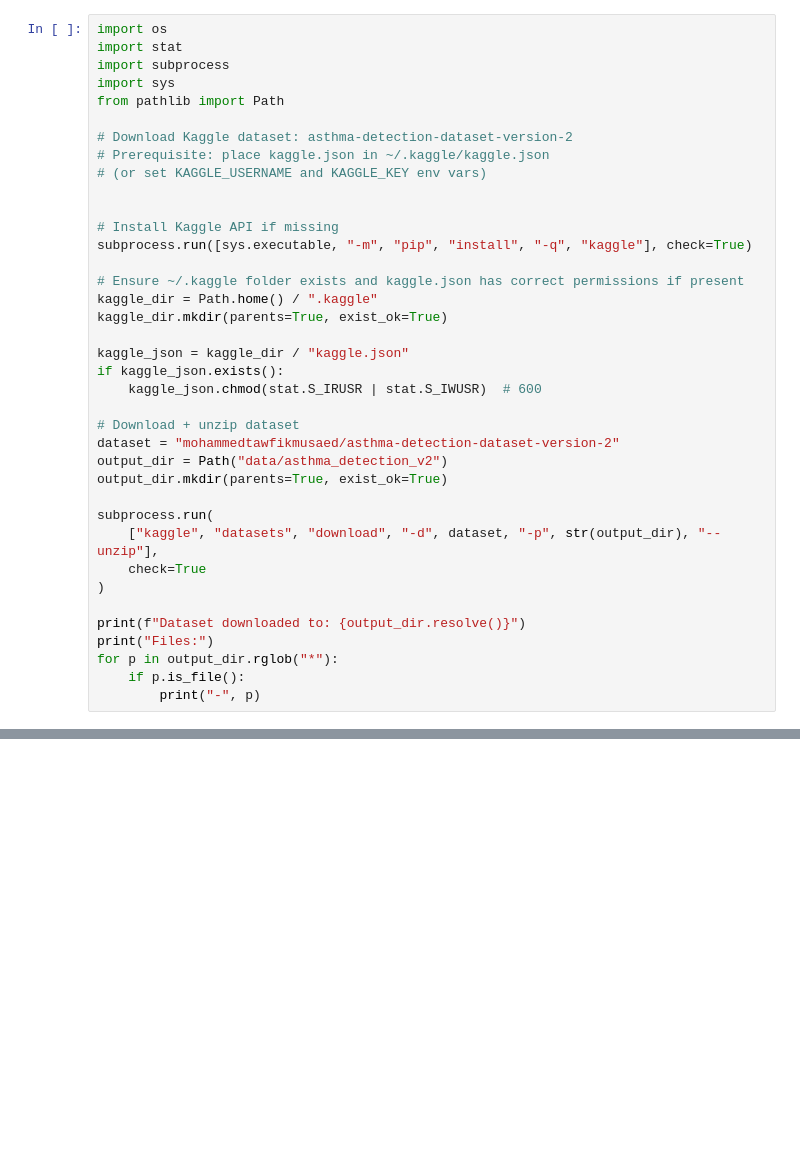
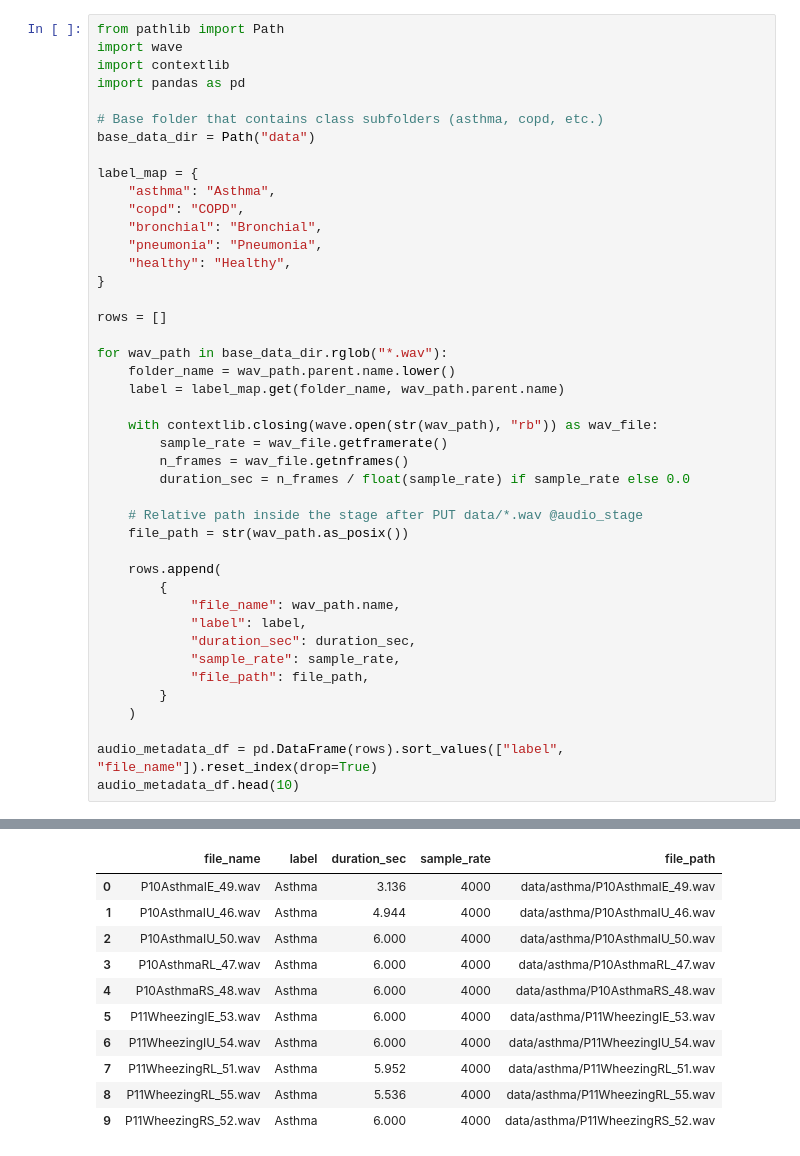
Before and after one commit to YRR0/Hackathon_Equipe32_Tessan, a Jupyter notebook: start.ipynb, the cells around one changed output, grey strips where cells are left out. Drawn from its saved outputs; the diff is of its cells as text; blank space fills up the shorter version.

```diff
--- a/start.ipynb
+++ b/start.ipynb
@@ -1,39 +1,44 @@
 # %%
-import os
-import stat
-import subprocess
-import sys
 from pathlib import Path
+import wave
+import contextlib
+import pandas as pd
 
-# Download Kaggle dataset: asthma-detection-dataset-version-2
-# Prerequisite: place kaggle.json in ~/.kaggle/kaggle.json
-# (or set KAGGLE_USERNAME and KAGGLE_KEY env vars)
+# Base folder that contains class subfolders (asthma, copd, etc.)
+base_data_dir = Path("data")
 
+label_map = {
+    "asthma": "Asthma",
+    "copd": "COPD",
+    "bronchial": "Bronchial",
+    "pneumonia": "Pneumonia",
+    "healthy": "Healthy",
+}
 
-# Install Kaggle API if missing
-subprocess.run([sys.executable, "-m", "pip", "install", "-q", "kaggle"], check=True)
+rows = []
 
-# Ensure ~/.kaggle folder exists and kaggle.json has correct permissions if present
-kaggle_dir = Path.home() / ".kaggle"
-kaggle_dir.mkdir(parents=True, exist_ok=True)
+for wav_path in base_data_dir.rglob("*.wav"):
+    folder_name = wav_path.parent.name.lower()
+    label = label_map.get(folder_name, wav_path.parent.name)
 
-kaggle_json = kaggle_dir / "kaggle.json"
-if kaggle_json.exists():
-    kaggle_json.chmod(stat.S_IRUSR | stat.S_IWUSR)  # 600
+    with contextlib.closing(wave.open(str(wav_path), "rb")) as wav_file:
+        sample_rate = wav_file.getframerate()
+        n_frames = wav_file.getnframes()
+        duration_sec = n_frames / float(sample_rate) if sample_rate else 0.0
 
-# Download + unzip dataset
-dataset = "mohammedtawfikmusaed/asthma-detection-dataset-version-2"
-output_dir = Path("data/asthma_detection_v2")
-output_dir.mkdir(parents=True, exist_ok=True)
+    # Relative path inside the stage after PUT data/*.wav @audio_stage
+    file_path = str(wav_path.as_posix())
 
-subprocess.run(
-    ["kaggle", "datasets", "download", "-d", dataset, "-p", str(output_dir), "--unzip"],
-    check=True
-)
+    rows.append(
+        {
+            "file_name": wav_path.name,
+            "label": label,
+            "duration_sec": duration_sec,
+            "sample_rate": sample_rate,
+            "file_path": file_path,
+        }
+    )
 
-print(f"Dataset downloaded to: {output_dir.resolve()}")
-print("Files:")
-for p in output_dir.rglob("*"):
-    if p.is_file():
-        print("-", p)
+audio_metadata_df = pd.DataFrame(rows).sort_values(["label", "file_name"]).reset_index(drop=True)
+audio_metadata_df.head(10)
 # %% [output]
@@ -56,0 +45,11 @@ Files:
+|  | file_name | label | duration_sec | sample_rate | file_path |
+| 0 | P10AsthmaIE_49.wav | Asthma | 3.136 | 4000 | data/asthma/P10AsthmaIE_49.wav |
+| 1 | P10AsthmaIU_46.wav | Asthma | 4.944 | 4000 | data/asthma/P10AsthmaIU_46.wav |
+| 2 | P10AsthmaIU_50.wav | Asthma | 6.000 | 4000 | data/asthma/P10AsthmaIU_50.wav |
+| 3 | P10AsthmaRL_47.wav | Asthma | 6.000 | 4000 | data/asthma/P10AsthmaRL_47.wav |
+| 4 | P10AsthmaRS_48.wav | Asthma | 6.000 | 4000 | data/asthma/P10AsthmaRS_48.wav |
+| 5 | P11WheezingIE_53.wav | Asthma | 6.000 | 4000 | data/asthma/P11WheezingIE_53.wav |
+| 6 | P11WheezingIU_54.wav | Asthma | 6.000 | 4000 | data/asthma/P11WheezingIU_54.wav |
+| 7 | P11WheezingRL_51.wav | Asthma | 5.952 | 4000 | data/asthma/P11WheezingRL_51.wav |
+| 8 | P11WheezingRL_55.wav | Asthma | 5.536 | 4000 | data/asthma/P11WheezingRL_55.wav |
+| 9 | P11WheezingRS_52.wav | Asthma | 6.000 | 4000 | data/asthma/P11WheezingRS_52.wav |
```
Also changed, not shown: parts of 3 cells of this notebook.
